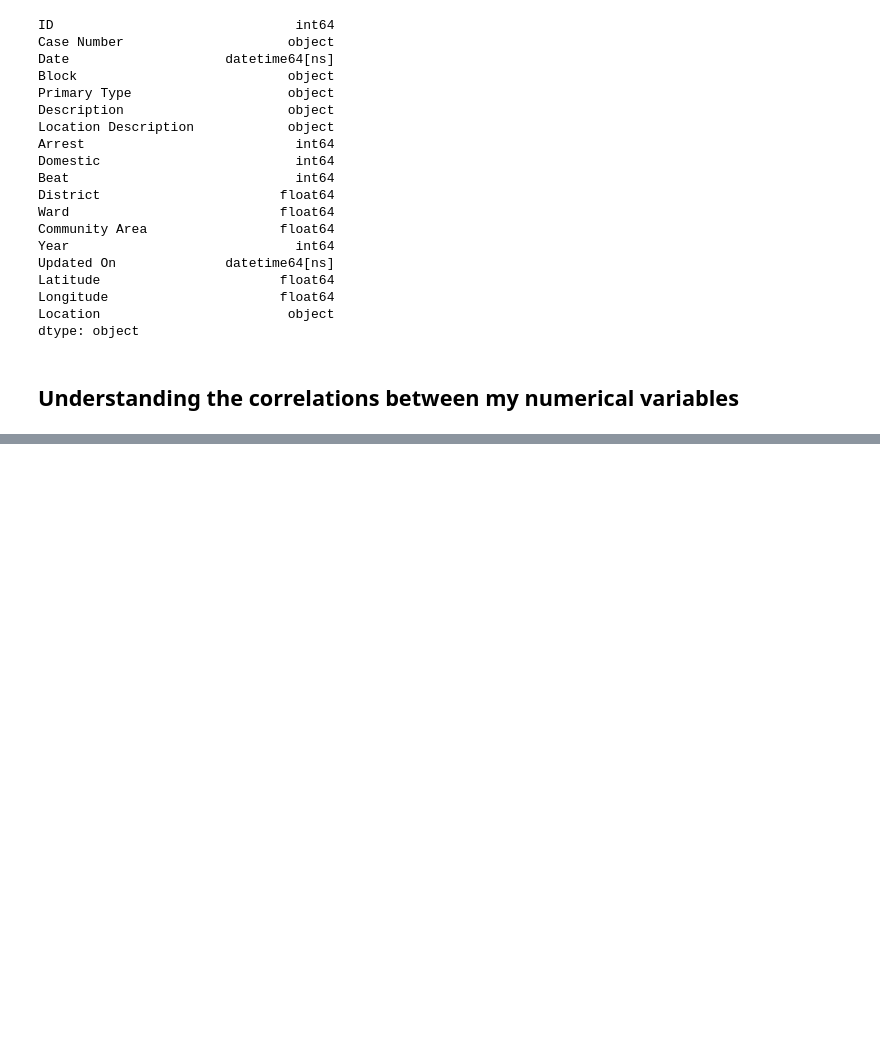
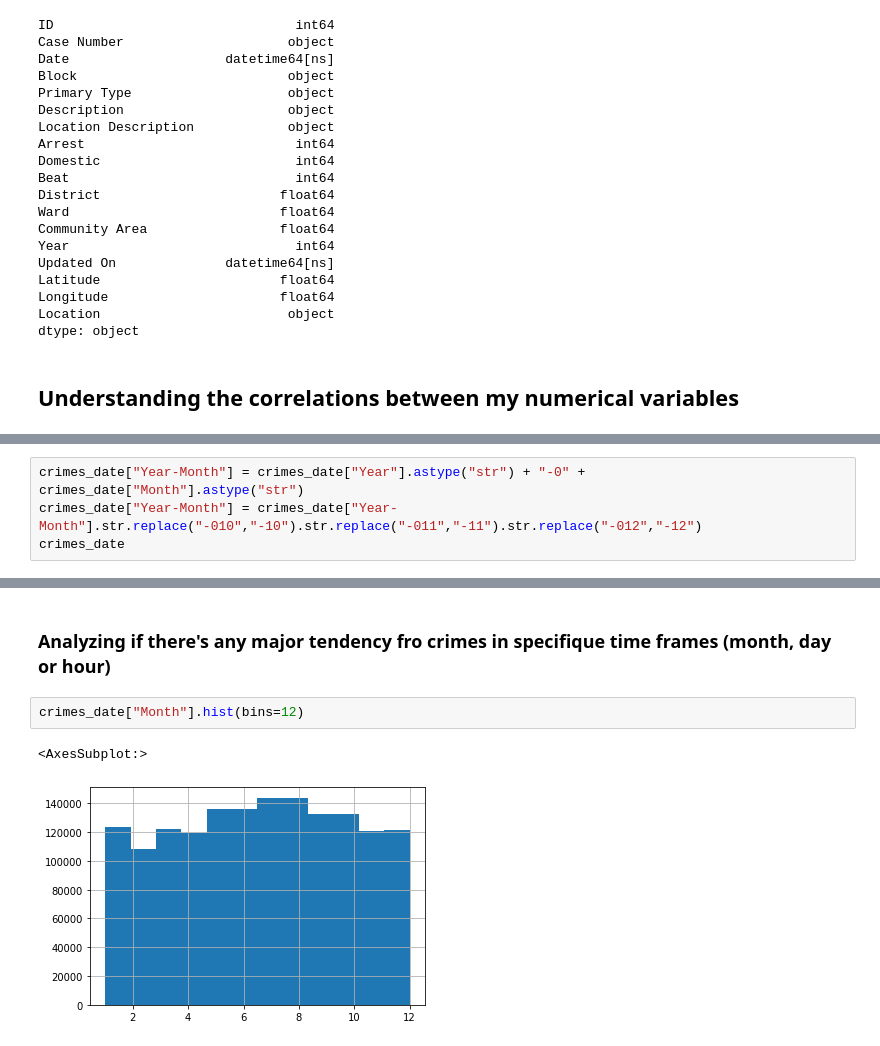
Before and after one commit to leo-cavalcante/crimes-in-chicago, a Jupyter notebook: Crime - Time Analysis.ipynb, the cells around one changed output, grey strips where cells are left out. Drawn from its saved outputs; the diff is of its cells as text; blank space fills up the shorter version.

Commit message:
updates to the time analysis

```diff
--- a/Crime - Time Analysis.ipynb
+++ b/Crime - Time Analysis.ipynb
@@ -135,0 +145,4 @@ crimes_date["Hour"].hist()
+# %%
+crimes_date["Year-Month"] = crimes_date["Year"].astype("str") + "-0" + crimes_date["Month"].astype("str")
+crimes_date["Year-Month"] = crimes_date["Year-Month"].str.replace("-010","-10").str.replace("-011","-11").str.replace("-012","-12")
+crimes_date
@@ -135,0 +164,7 @@ crimes_date["Hour"].hist()
+# %% [markdown]
+### Analyzing if there's any major tendency fro crimes in specifique time frames (month, day or hour)
+# %%
+crimes_date["Month"].hist(bins=12)
+# %% [output]
+<AxesSubplot:>
+[figure, added]
```
Also changed, not shown: parts of 20 cells of this notebook.
